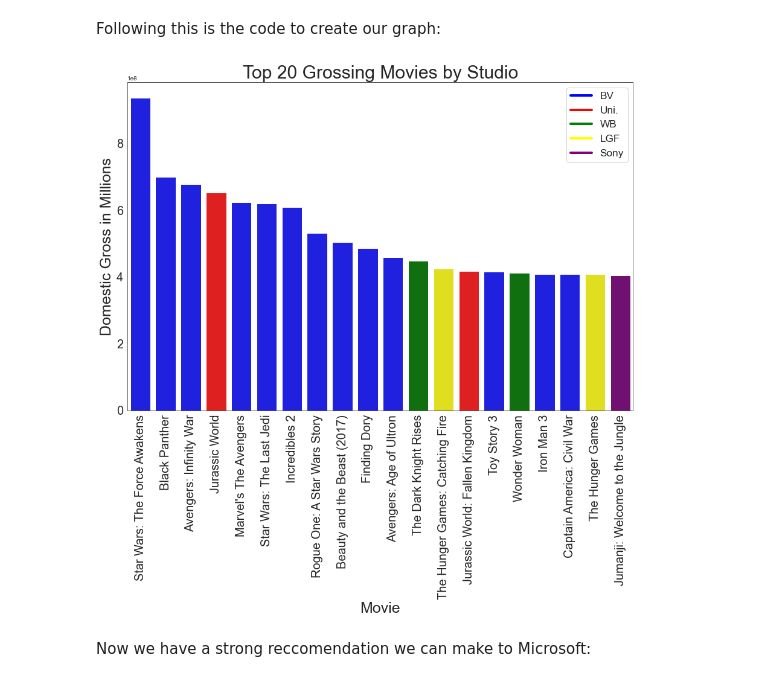
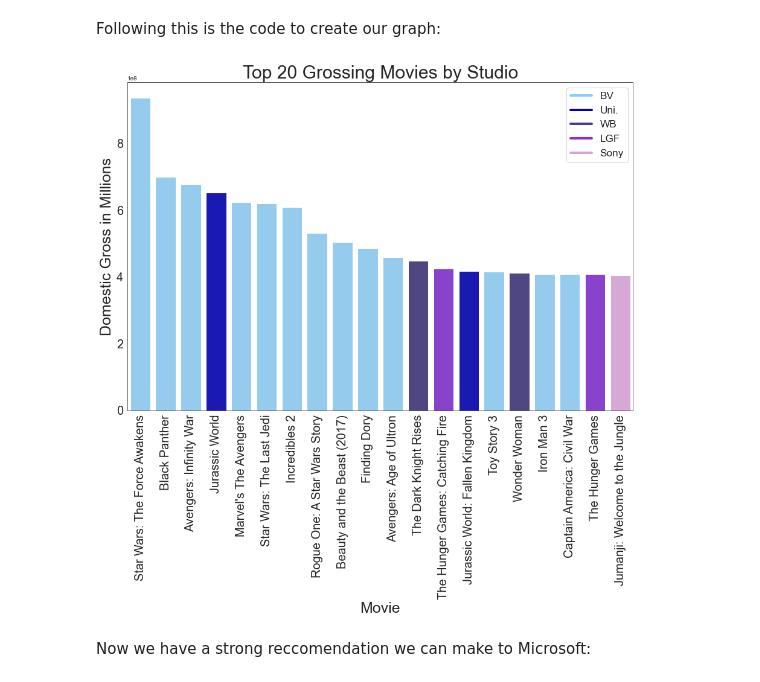
Before and after one commit to eaiturbe/microsoft_movie_analysis, a Jupyter notebook: Movie Studio Data.ipynb, the cells around one changed output. Cells and saved outputs as stored; diff of their text form; code cells hidden in the pictures.

Commit message:
changed color scheme for visualization

```diff
--- a/Movie Studio Data.ipynb
+++ b/Movie Studio Data.ipynb
@@ -137,15 +137,15 @@ labels = [ ]
 for x in top20["studio"]:
     labels.append(x)
     if x == "BV":
-        custom_palette.append('b')
+        custom_palette.append('lightskyblue')
     elif x=="Uni.":
-        custom_palette.append('r')
+        custom_palette.append('mediumblue')
     elif x=="WB":
-        custom_palette.append('green')
+        custom_palette.append('darkslateblue')
     elif x=="LGF":
-        custom_palette.append('yellow')
+        custom_palette.append('blueviolet')
     else:
-        custom_palette.append('purple')
+        custom_palette.append('plum')
 # %%
 labels = set(labels)
 # %% [markdown]
@@ -153,30 +153,31 @@ Following this is the code to create our graph:
 # %%
 x = top20["title"]
 y = top20["domestic_gross"]
 
 plt.figure(figsize=(15, 10))
 sns.set_style('white')
 sns.set_palette("bright")
 bar = sns.barplot(x = x,
             y = y,
             palette=custom_palette)
+custom_lines = [Line2D([0], [0], color="lightskyblue", lw=4),
+                Line2D([0], [0], color="mediumblue", lw=4),
+                Line2D([0], [0], color="darkslateblue", lw=4),
+                Line2D([0], [0], color="blueviolet", lw=4),
+                Line2D([0], [0], color="plum", lw=4)]
 plt.legend(custom_lines, ['BV', 'Uni.', 'WB', "LGF", "Sony"], fontsize="xx-large") ###
-custom_lines = [Line2D([0], [0], color="blue", lw=4),
-                Line2D([0], [0], color="red", lw=4),
-                Line2D([0], [0], color="green", lw=4),
-                Line2D([0], [0], color="yellow", lw=4),
-                Line2D([0], [0], color="purple", lw=4)]
+
 plt.ylabel("Domestic Gross in Millions", size=25)
 plt.xlabel("Movie", size=25)
 bar.tick_params(axis='y', labelsize=20)
 plt.xticks(rotation = 90, size = 20)
 plt.title("Top 20 Grossing Movies by Studio", size=30)
 
 plt.savefig("top20_barplot_Seaborn_barplot_Python.png")
 
 plt.show();
 # %% [output]
-[figure, old version]
+[figure, new version]
 # %% [markdown]
 Now we have a strong reccomendation we can make to Microsoft:
 # %% [markdown]
```
Also changed, not shown: 1 other file.
